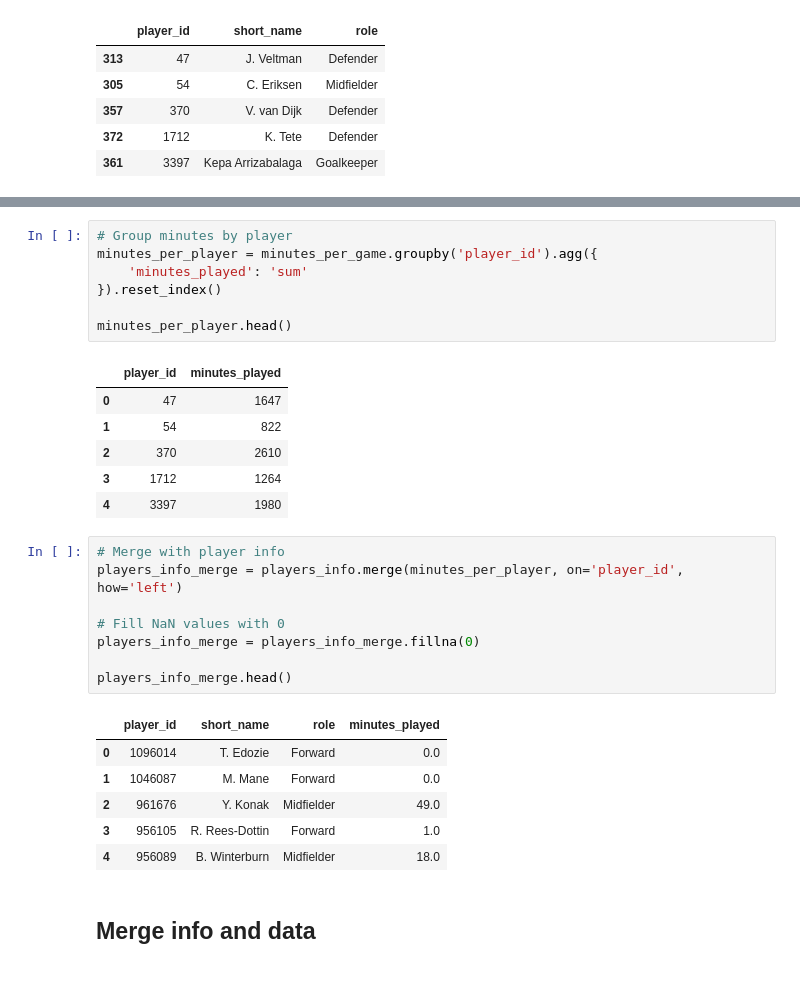
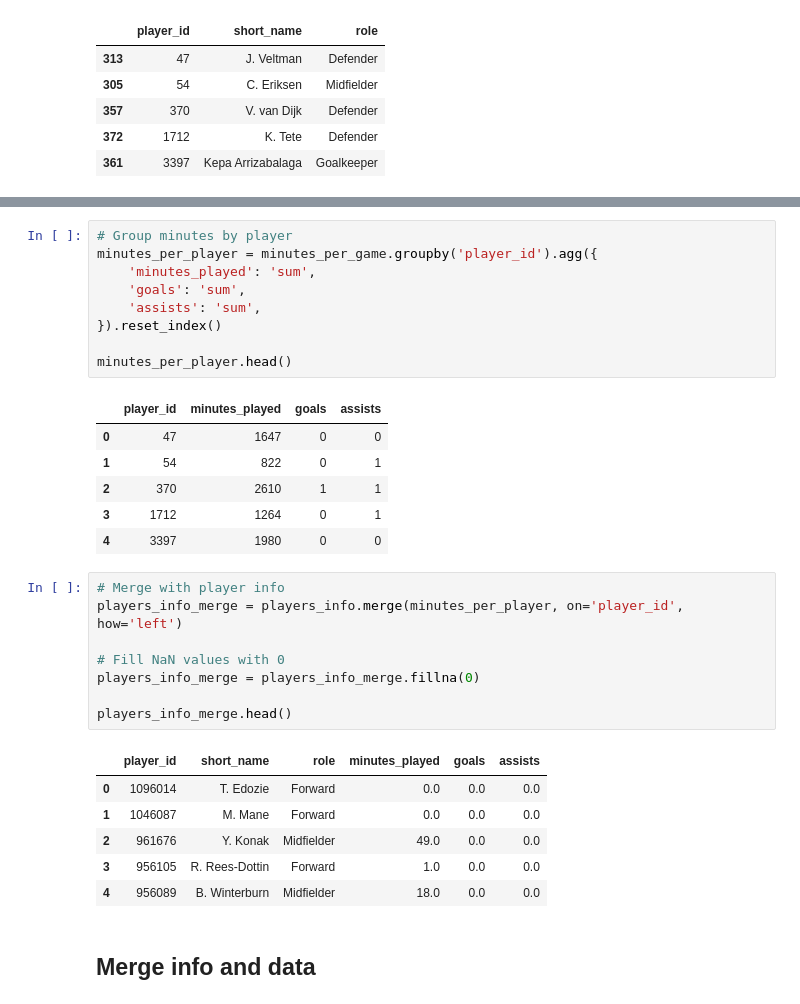
Before and after one commit to MarijnSt/soccermatics-project-2, a Jupyter notebook: notebooks/expected_danger.ipynb, the cells around one changed output, grey strips where cells are left out. Drawn from its saved outputs; the diff is of its cells as text.

Commit message:
feat: add goals, assists to metrics for rankings

```diff
--- a/notebooks/expected_danger.ipynb
+++ b/notebooks/expected_danger.ipynb
@@ -710,17 +710,19 @@ minutes_per_game.head()
 # %%
 # Group minutes by player
 minutes_per_player = minutes_per_game.groupby('player_id').agg({
-    'minutes_played': 'sum'
+    'minutes_played': 'sum',
+    'goals': 'sum',
+    'assists': 'sum',
 }).reset_index()
 
 minutes_per_player.head()
 # %% [output]
-|  | player_id | minutes_played |
-| 0 | 47 | 1647 |
-| 1 | 54 | 822 |
-| 2 | 370 | 2610 |
-| 3 | 1712 | 1264 |
-| 4 | 3397 | 1980 |
+|  | player_id | minutes_played | goals | assists |
+| 0 | 47 | 1647 | 0 | 0 |
+| 1 | 54 | 822 | 0 | 1 |
+| 2 | 370 | 2610 | 1 | 1 |
+| 3 | 1712 | 1264 | 0 | 1 |
+| 4 | 3397 | 1980 | 0 | 0 |
 # %%
 # Merge with player info
 players_info_merge = players_info.merge(minutes_per_player, on='player_id', how='left')
@@ -730,12 +732,12 @@ players_info_merge = players_info_merge.fillna(0)
 
 players_info_merge.head()
 # %% [output]
-|  | player_id | short_name | role | minutes_played |
-| 0 | 1096014 | T. Edozie | Forward | 0.0 |
-| 1 | 1046087 | M. Mane | Forward | 0.0 |
-| 2 | 961676 | Y. Konak | Midfielder | 49.0 |
-| 3 | 956105 | R. Rees-Dottin | Forward | 1.0 |
-| 4 | 956089 | B. Winterburn | Midfielder | 18.0 |
+|  | player_id | short_name | role | minutes_played | goals | assists |
+| 0 | 1096014 | T. Edozie | Forward | 0.0 | 0.0 | 0.0 |
+| 1 | 1046087 | M. Mane | Forward | 0.0 | 0.0 | 0.0 |
+| 2 | 961676 | Y. Konak | Midfielder | 49.0 | 0.0 | 0.0 |
+| 3 | 956105 | R. Rees-Dottin | Forward | 1.0 | 0.0 | 0.0 |
+| 4 | 956089 | B. Winterburn | Midfielder | 18.0 | 0.0 | 0.0 |
 # %% [markdown]
 ## Merge info and data
 # %%
```
Also changed, not shown: parts of 4 cells of this notebook, 2 other files.
